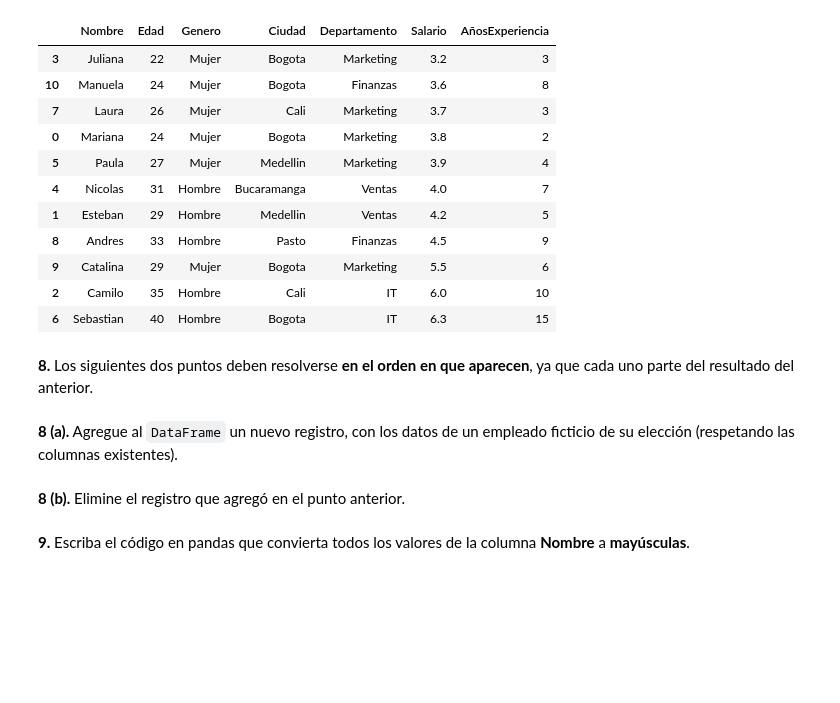
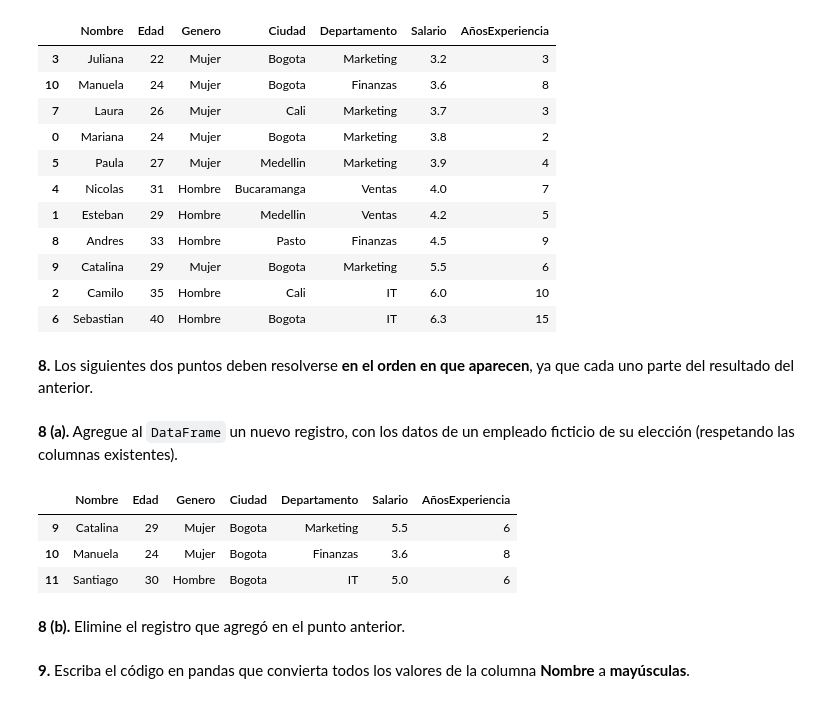
Before and after one commit to arleyfernandotorresgalindo/aprendiendo_git_hub, a Jupyter notebook: Taller_Preparcial_Seccion3_Pandas.ipynb, the cells around one changed output. Cells and saved outputs as stored; diff of their text form; code cells hidden in the pictures; blank space fills up the shorter version.

```diff
--- a/Taller_Preparcial_Seccion3_Pandas.ipynb
+++ b/Taller_Preparcial_Seccion3_Pandas.ipynb
@@ -261,6 +261,13 @@ df.sort_values(by=["Salario", "AñosExperiencia"], ascending=[True, False])
 **8 (a).** Agregue al `DataFrame` un nuevo registro, con los datos de un empleado ficticio de su elección (respetando las columnas existentes).
 # %%
 # Escriba aquí su código
+df.loc[len(df)] = ["Santiago", 30, "Hombre", "Bogota", "IT", 5.0, 6]
+df.tail(3)
+# %% [output]
+|  | Nombre | Edad | Genero | Ciudad | Departamento | Salario | AñosExperiencia |
+| 9 | Catalina | 29 | Mujer | Bogota | Marketing | 5.5 | 6 |
+| 10 | Manuela | 24 | Mujer | Bogota | Finanzas | 3.6 | 8 |
+| 11 | Santiago | 30 | Hombre | Bogota | IT | 5.0 | 6 |
 # %% [markdown]
 **8 (b).** Elimine el registro que agregó en el punto anterior.
 # %%
```
